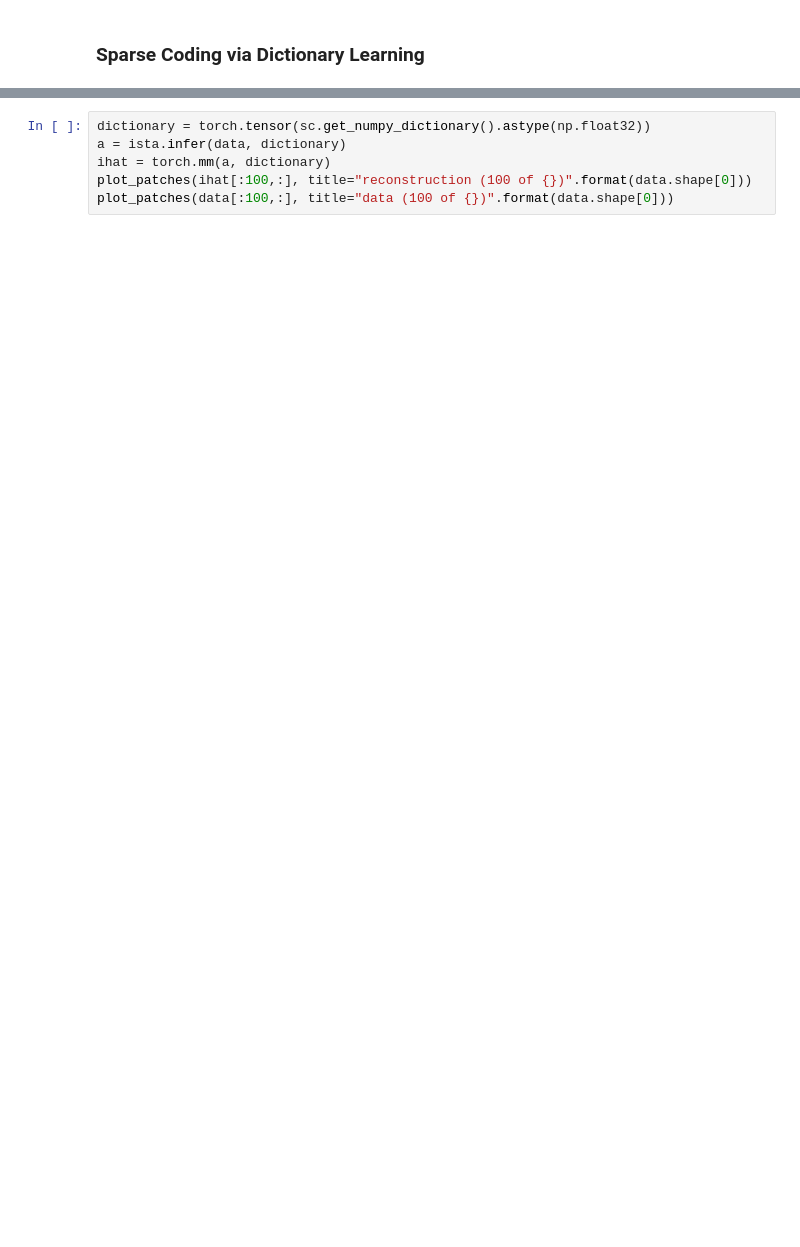
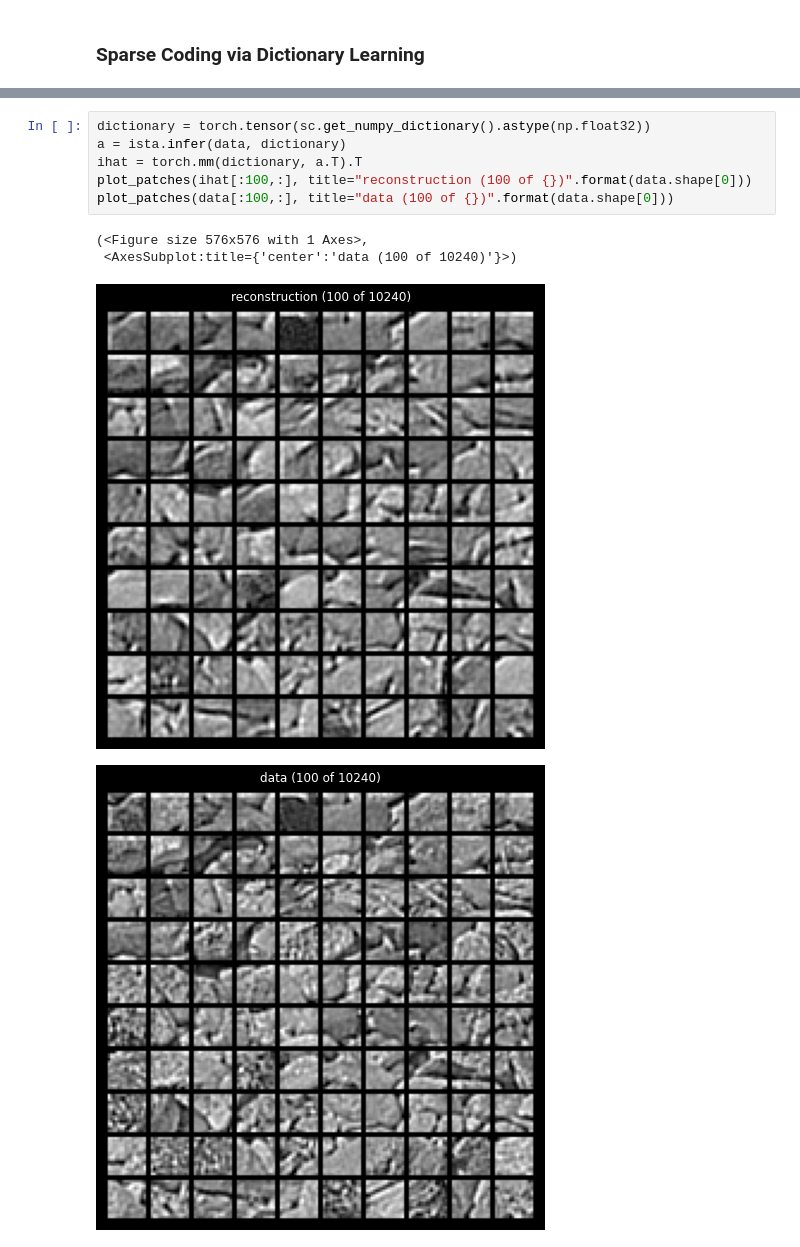
Before and after one commit to rctn/sparsecoding, a Jupyter notebook: examples/ista_example.ipynb, the cells around one changed output, grey strips where cells are left out. Saved outputs shown, nothing was run; the diff lists cells and outputs as text; blank space fills up the shorter version.

```diff
--- a/examples/ista_example.ipynb
+++ b/examples/ista_example.ipynb
@@ -65,9 +65,14 @@ fig,ax = plot_dictionary(sc.dictionary,fig=fig,ax=ax,title='iteration: %d of %d'
 # %%
 dictionary = torch.tensor(sc.get_numpy_dictionary().astype(np.float32))
 a = ista.infer(data, dictionary)
-ihat = torch.mm(a, dictionary)
+ihat = torch.mm(dictionary, a.T).T
 plot_patches(ihat[:100,:], title="reconstruction (100 of {})".format(data.shape[0]))
 plot_patches(data[:100,:], title="data (100 of {})".format(data.shape[0]))
+# %% [output]
+(<Figure size 576x576 with 1 Axes>,
+ <AxesSubplot:title={'center':'data (100 of 10240)'}>)
+[figure, added]
+[figure, added]
 # %%
 fig, ax = plt.subplots(figsize=(5, 5))
 ax.plot(losses)
```
Also changed, not shown: parts of 5 cells of this notebook, 3 other files.
